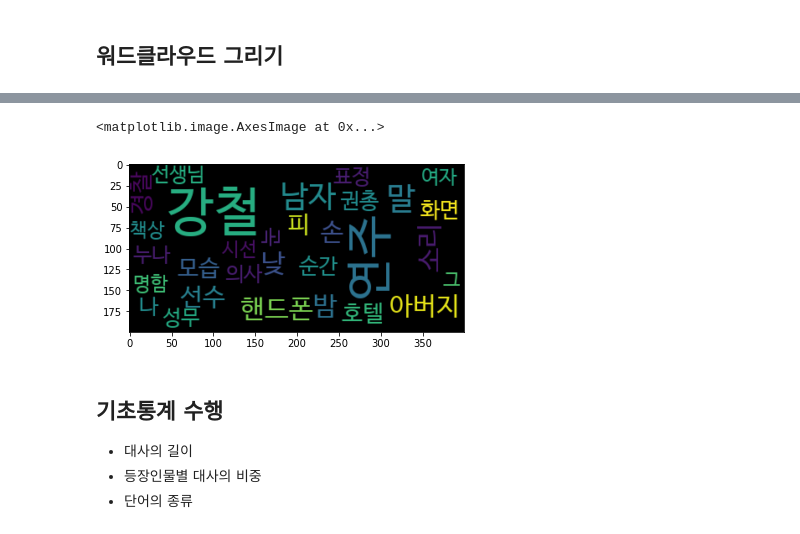
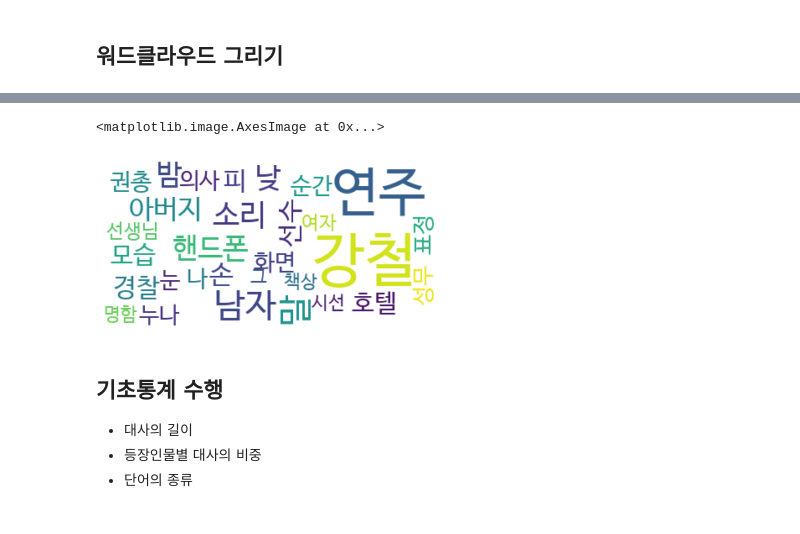
Before and after one commit to neutri-no/brunch, a Jupyter notebook: 03_02_nlp_and_EDA_.ipynb, the cells around one changed output, grey strips where cells are left out. Saved outputs shown, nothing was run; the diff lists cells and outputs as text; code cells hidden in the pictures.

```diff
--- a/03_02_nlp_and_EDA_.ipynb
+++ b/03_02_nlp_and_EDA_.ipynb
@@ -156,12 +174,13 @@ plt.imshow(wordcloud, interpolation='bilinear')
 # %%
 # 한글 폰트 문제 해결
 font_path = '/usr/share/fonts/truetype/nanum/NanumBarunGothic.ttf'
-wordcloud = WordCloud(font_path = font_path).generate_from_frequencies(content_rank_dict)
+wordcloud = WordCloud(font_path = font_path, background_color='white').generate_from_frequencies(content_rank_dict)
 fig = plt.figure()
+plt.axis('off')
 plt.imshow(wordcloud, interpolation='bilinear')
 # %% [output]
 <matplotlib.image.AxesImage at 0x...>
-[figure, old version]
+[figure, new version]
 # %% [markdown]
 ## 기초통계 수행
 * 대사의 길이
```
Also changed, not shown: parts of 9 cells of this notebook.
